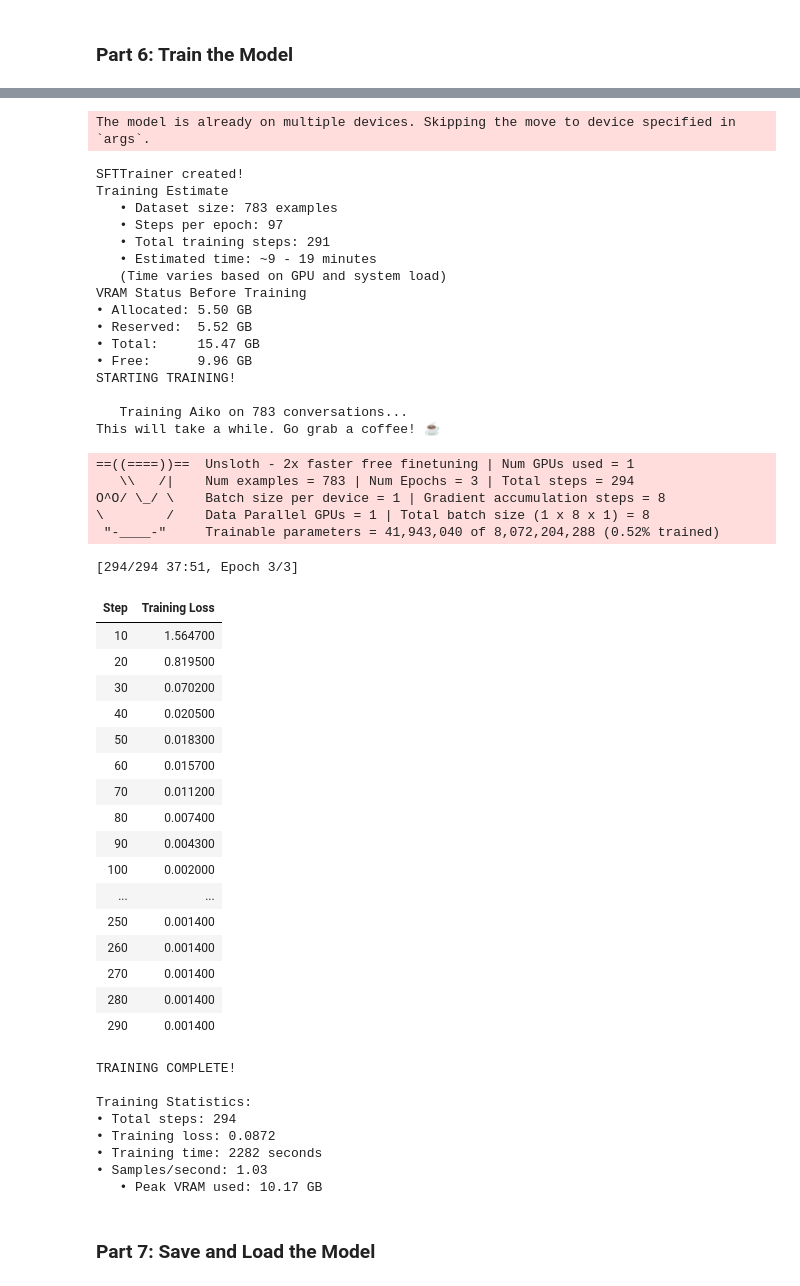
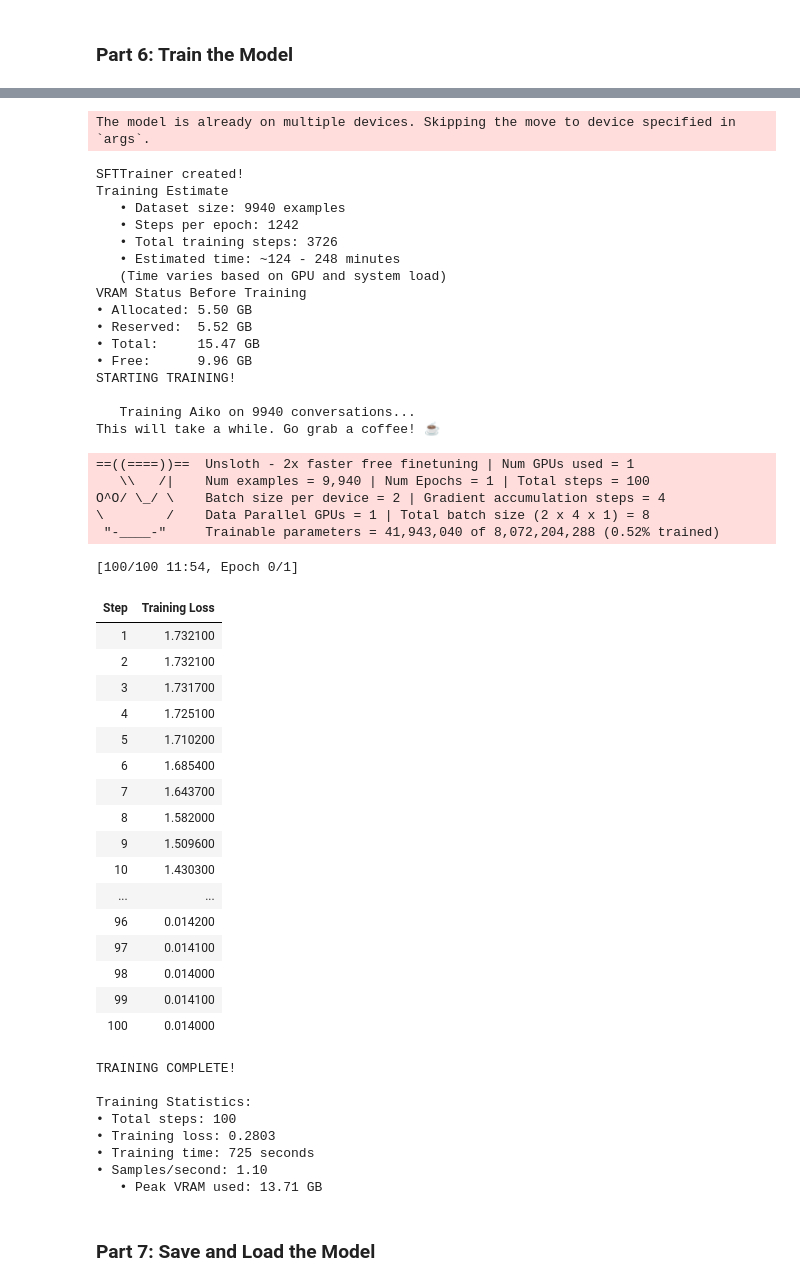
Before and after one commit to Exile404/Virtual_GF_LLM, a Jupyter notebook: virtual_gf.ipynb, the cells around one changed output, grey strips where cells are left out. Drawn from its saved outputs; the diff is of its cells as text; code cells hidden in the pictures.

Commit message:
feat: dataset update and system prompt improvements

```diff
--- a/virtual_gf.ipynb
+++ b/virtual_gf.ipynb
@@ -652,7 +409,7 @@ def parse_toon(toon_text, system_prompt):
 
 # LOAD TOON DATASET FROM FILE
 
-TOON_FILE_PATH = "./aiko_dataset.toon"
+TOON_FILE_PATH = "./aiko_dataset_v2.toon"
 
 
 
@@ -919,12 +676,12 @@ training_args = TrainingArguments(
     # ===== BATCH SIZE =====
     # Effective batch size = per_device_batch_size * gradient_accumulation_steps
     # 2 * 4 = 8 effective batch size
-    per_device_train_batch_size = 1,      # Samples per GPU (keep low for 16GB)
-    gradient_accumulation_steps = 8,       # Accumulate gradients before update
+    per_device_train_batch_size = 2,      # Samples per GPU (keep low for 16GB)
+    gradient_accumulation_steps = 4 ,       # Accumulate gradients before update
 
     # ===== TRAINING DURATION =====
-    num_train_epochs = 3 ,                  # 3 passes through the dataset
-    # max_steps = -1,                      # Or use max_steps instead of epochs
+    # num_train_epochs = 2 ,                  # 3 passes through the dataset
+    max_steps = 100,                      # Or use max_steps instead of epochs
 
     # ===== LEARNING RATE =====
     learning_rate = 1e-4,                  # Standard for LoRA fine-tuning
@@ -940,7 +697,7 @@ training_args = TrainingArguments(
     bf16 = is_bfloat16_supported(),       # Use BF16 if supported (better)
 
     # ===== LOGGING =====
-    logging_steps = 10,                    # Log every 10 steps
+    logging_steps = 1,                    # Log every 1 steps
     logging_dir = "./aiko_logs",           # TensorBoard logs
 
     # ===== SAVING =====
@@ -1054,54 +811,54 @@ Training arguments configured!
 • Learning rate: 0.0001
 • Precision: BF16
 Creating SFTTrainer
 The model is already on multiple devices. Skipping the move to device specified in `args`.
 SFTTrainer created!
 Training Estimate
-   • Dataset size: 783 examples
-   • Steps per epoch: 97
-   • Total training steps: 291
-   • Estimated time: ~9 - 19 minutes
+   • Dataset size: 9940 examples
+   • Steps per epoch: 1242
+   • Total training steps: 3726
+   • Estimated time: ~124 - 248 minutes
    (Time varies based on GPU and system load)
 VRAM Status Before Training
 • Allocated: 5.50 GB
 • Reserved:  5.52 GB
 • Total:     15.47 GB
 • Free:      9.96 GB
 STARTING TRAINING!
 
-   Training Aiko on 783 conversations...
+   Training Aiko on 9940 conversations...
 This will take a while. Go grab a coffee! ☕
 ==((====))==  Unsloth - 2x faster free finetuning | Num GPUs used = 1
-   \\   /|    Num examples = 783 | Num Epochs = 3 | Total steps = 294
-O^O/ \_/ \    Batch size per device = 1 | Gradient accumulation steps = 8
-\        /    Data Parallel GPUs = 1 | Total batch size (1 x 8 x 1) = 8
+   \\   /|    Num examples = 9,940 | Num Epochs = 1 | Total steps = 100
+O^O/ \_/ \    Batch size per device = 2 | Gradient accumulation steps = 4
+\        /    Data Parallel GPUs = 1 | Total batch size (2 x 4 x 1) = 8
  "-____-"     Trainable parameters = 41,943,040 of 8,072,204,288 (0.52% trained)
-[294/294 37:51, Epoch 3/3]
+[100/100 11:54, Epoch 0/1]
 | Step | Training Loss |
-| 10 | 1.564700 |
-| 20 | 0.819500 |
-| 30 | 0.070200 |
-| 40 | 0.020500 |
-| 50 | 0.018300 |
-| 60 | 0.015700 |
-| 70 | 0.011200 |
-| 80 | 0.007400 |
-| 90 | 0.004300 |
-| 100 | 0.002000 |
+| 1 | 1.732100 |
+| 2 | 1.732100 |
+| 3 | 1.731700 |
+| 4 | 1.725100 |
+| 5 | 1.710200 |
+| 6 | 1.685400 |
+| 7 | 1.643700 |
+| 8 | 1.582000 |
+| 9 | 1.509600 |
+| 10 | 1.430300 |
 | ... | ... |
-| 250 | 0.001400 |
-| 260 | 0.001400 |
-| 270 | 0.001400 |
-| 280 | 0.001400 |
-| 290 | 0.001400 |
+| 96 | 0.014200 |
+| 97 | 0.014100 |
+| 98 | 0.014000 |
+| 99 | 0.014100 |
+| 100 | 0.014000 |
 TRAINING COMPLETE!
 
 Training Statistics:
-• Total steps: 294
-• Training loss: 0.0872
-• Training time: 2282 seconds
-• Samples/second: 1.03
-   • Peak VRAM used: 10.17 GB
+• Total steps: 100
+• Training loss: 0.2803
+• Training time: 725 seconds
+• Samples/second: 1.10
+   • Peak VRAM used: 13.71 GB
 # %% [markdown]
 ### Part 7: Save and Load the Model
 # %%
```
Also changed, not shown: parts of 9 cells of this notebook, 1 other file.
